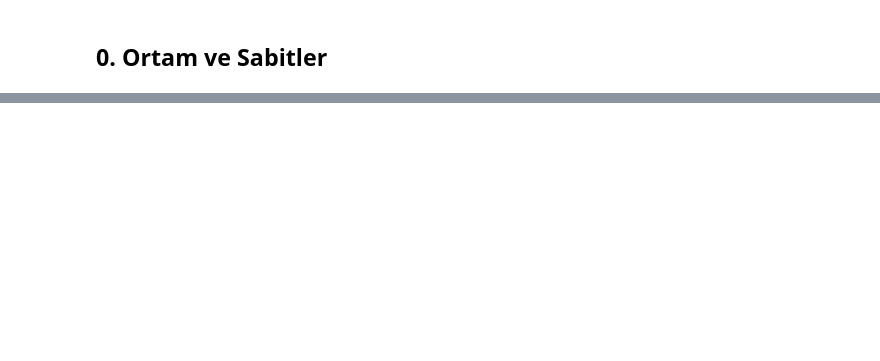
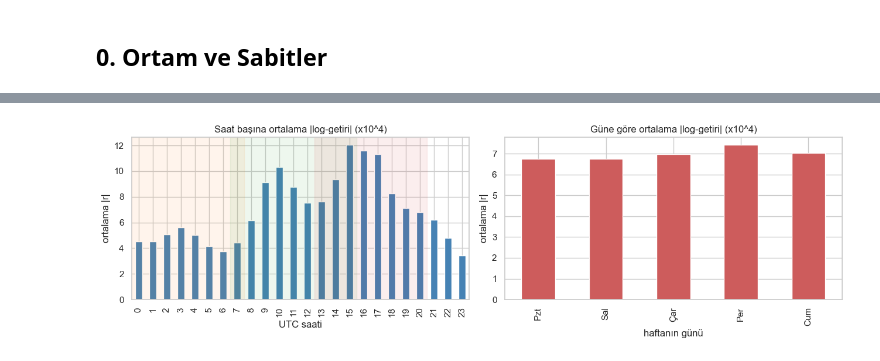
Before and after one commit to somethinkwronghere/yapay-zeka-donem-projesi, a Jupyter notebook: notebooks/01_eda.ipynb, the cells around one changed output, grey strips where cells are left out. Cells and saved outputs as stored; diff of their text form; code cells hidden in the pictures; blank space fills up the shorter version.

Commit message:
notebooks: fill Week 3 EDA with quality, stationarity, ACF and session analyses
Made-with: Cursor

```diff
--- a/notebooks/01_eda.ipynb
+++ b/notebooks/01_eda.ipynb
@@ -123,0 +342,26 @@ Bu bölüm, notebook'un son hâlinde **doldurulacak** özet raporudur:
+# %%
+df['hour'] = df.index.hour
+df['dow'] = df.index.dayofweek  # 0=Pzt, 4=Cum
+df['abs_ret'] = df['log_ret'].abs()
+
+hourly_vol = df.groupby('hour')['abs_ret'].mean() * 1e4  # pip-ish
+dow_vol = df.groupby('dow')['abs_ret'].mean() * 1e4
+dow_labels = ['Pzt', 'Sal', 'Çar', 'Per', 'Cum', 'Cmt', 'Paz']
+
+fig, axes = plt.subplots(1, 2, figsize=(13, 4))
+hourly_vol.plot(kind='bar', ax=axes[0], color='steelblue')
+axes[0].set_title('Saat başına ortalama |log-getiri| (x10^4)')
+axes[0].set_xlabel('UTC saati'); axes[0].set_ylabel('ortalama |r|')
+for s, col in [((0, 8), 'tab:orange'), ((7, 16), 'tab:green'), ((13, 21), 'tab:red')]:
+    axes[0].axvspan(s[0]-0.5, s[1]-0.5, alpha=0.08, color=col)
+
+dow_vol.index = [dow_labels[i] for i in dow_vol.index]
+dow_vol.plot(kind='bar', ax=axes[1], color='indianred')
+axes[1].set_title('Güne göre ortalama |log-getiri| (x10^4)')
+axes[1].set_xlabel('haftanın günü'); axes[1].set_ylabel('ortalama |r|')
+
+plt.tight_layout()
+plt.savefig(FIG_DIR / 'eda_session_hour_dow.png', dpi=120, bbox_inches='tight')
+plt.show()
+# %% [output]
+[figure, added]
```
Also changed, not shown: parts of 33 cells of this notebook, 7 other files.
